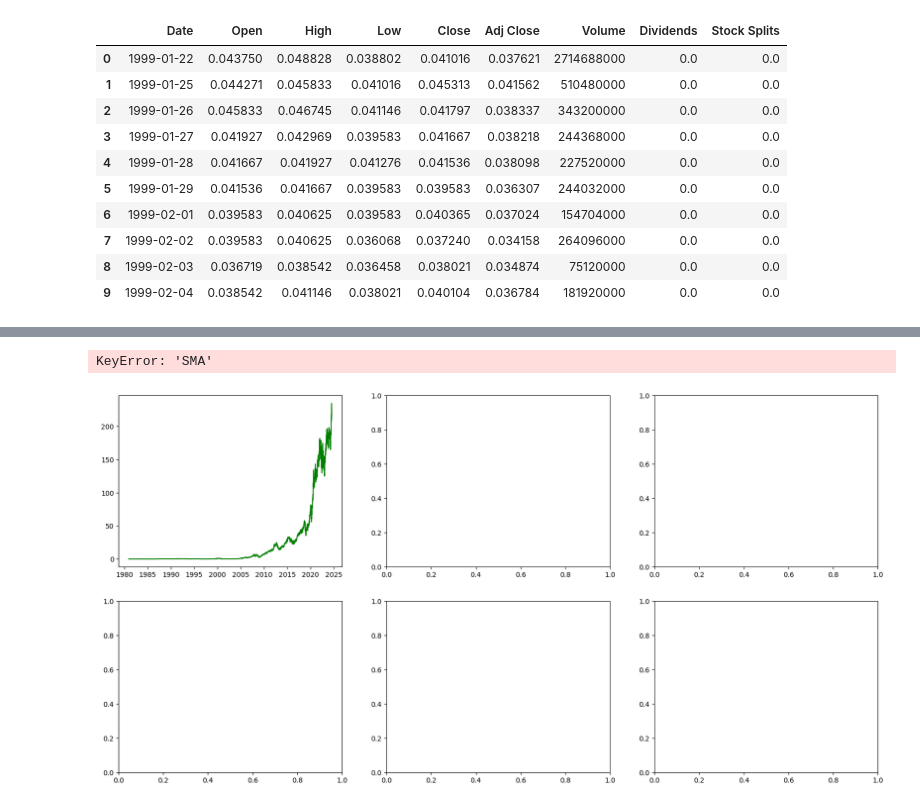
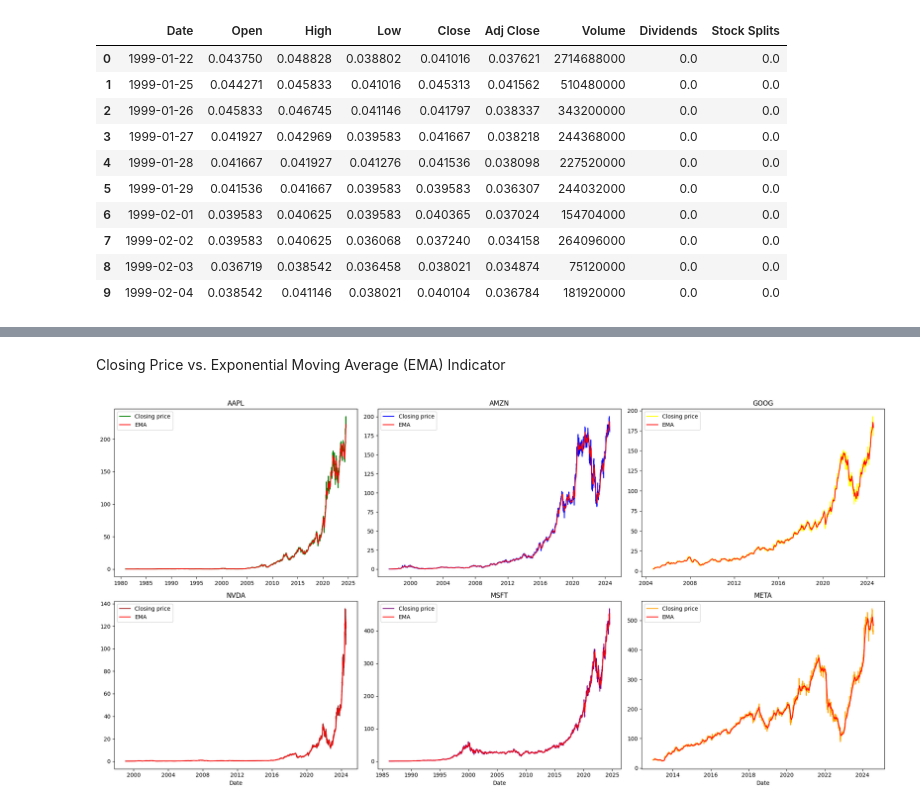
Before and after one commit to Gebrehiwot-Tesfaye/sentiment-analysis-week1, a Jupyter notebook: notebooks/statstical_analysis.ipynb, the cells around one changed output, grey strips where cells are left out. Cells and saved outputs as stored; diff of their text form; code cells hidden in the pictures.

```diff
--- a/notebooks/statstical_analysis.ipynb
+++ b/notebooks/statstical_analysis.ipynb
@@ -150,10 +169,10 @@ def showTechnicalIndicator(stock_data,ticker):
         fig.show()
 # %%
 from scripts.financial_analyzer import technicalIndicatorsVsClosingPrice
-# %%
-technicalIndicatorsVsClosingPrice(stock_data_aapl,stock_data_amzn,stock_data_goog,stock_data_meta,stock_data_msft,stock_data_nvda,'SMA')
-# Identifying trends, support and resistance levels.
-# A rising SMA suggests an uptrend, while a falling SMA indicates a downtrend.
-# %% [output]
-KeyError: 'SMA'
-[figure, removed]
+# %% [markdown]
+Closing Price vs. Exponential Moving Average (EMA) Indicator
+# %%
+
+technicalIndicatorsVsClosingPrice(stock_data_aapl,stock_data_amzn,stock_data_goog,stock_data_meta,stock_data_msft,stock_data_nvda,'EMA')
+# %% [output]
+[figure, added]
```
Also changed, not shown: parts of 14 cells of this notebook, 1 other file.
